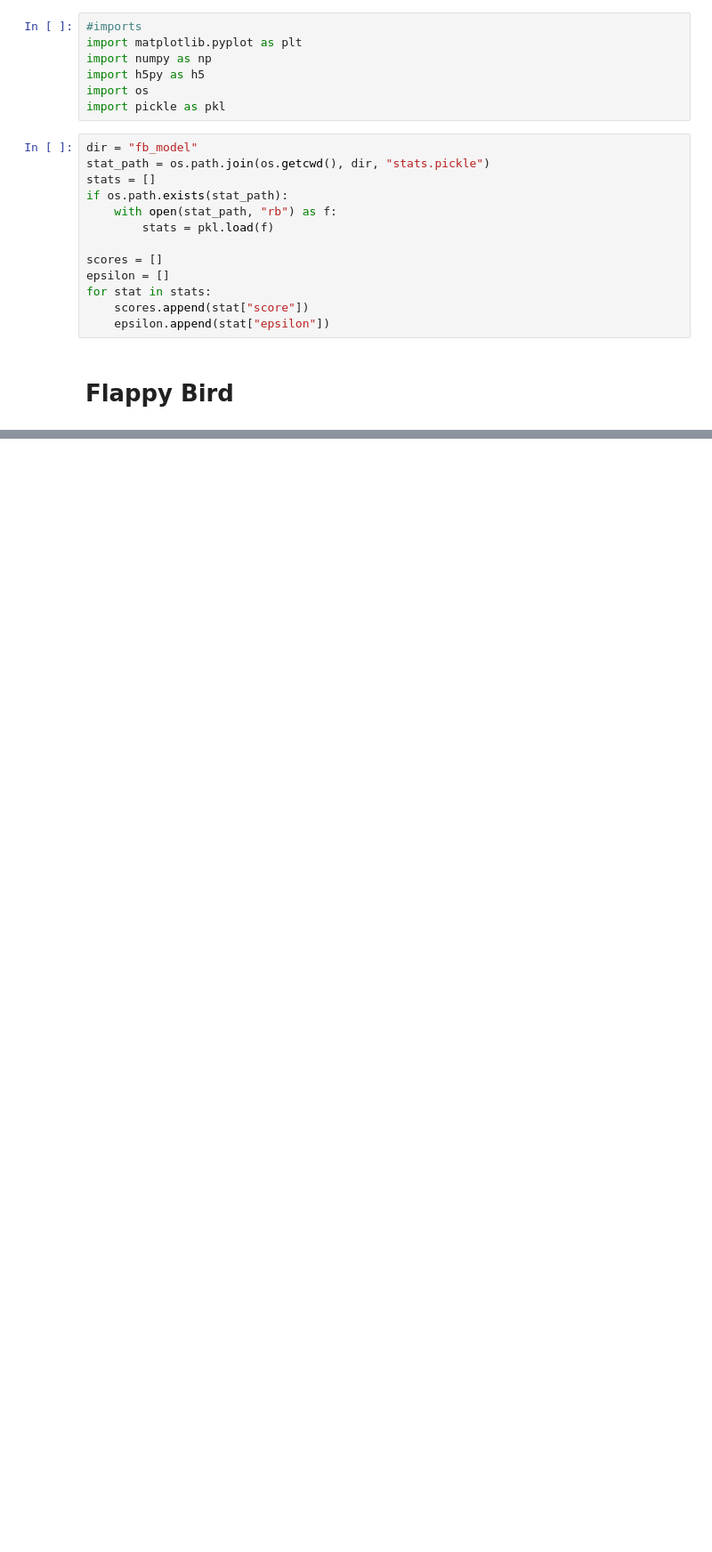
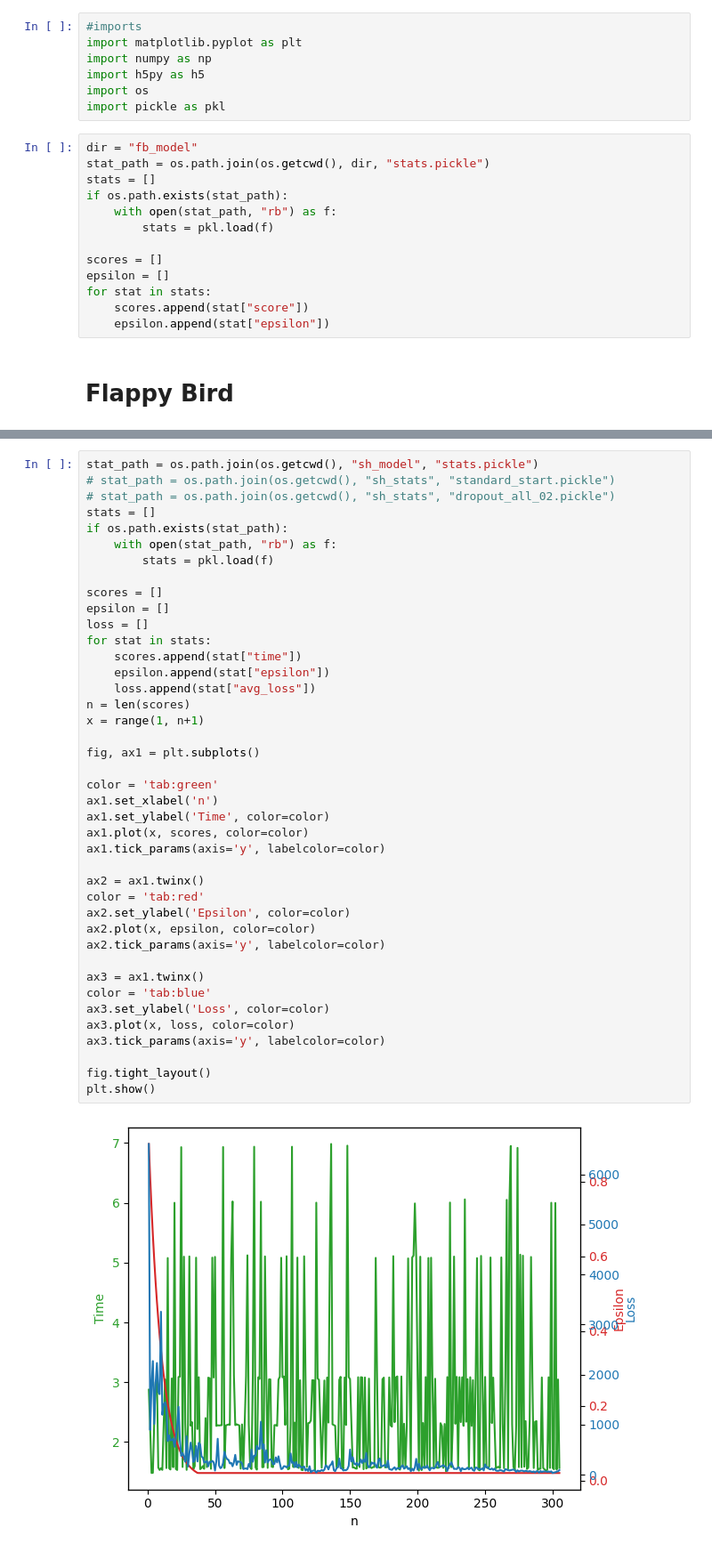
Before and after one commit to MisterIXI/AI-driving, a Jupyter notebook: driving_nightmare_AI/stat_plotter.ipynb, the cells around one changed output, grey strips where cells are left out. Shown at 89% size. Drawn from its saved outputs; the diff is of its cells as text; blank space fills up the shorter version.

```diff
--- a/driving_nightmare_AI/stat_plotter.ipynb
+++ b/driving_nightmare_AI/stat_plotter.ipynb
@@ -64,0 +109,43 @@ plt.show()
+# %%
+stat_path = os.path.join(os.getcwd(), "sh_model", "stats.pickle")
+# stat_path = os.path.join(os.getcwd(), "sh_stats", "standard_start.pickle")
+# stat_path = os.path.join(os.getcwd(), "sh_stats", "dropout_all_02.pickle")
+stats = []
+if os.path.exists(stat_path):
+    with open(stat_path, "rb") as f:
+        stats = pkl.load(f)
+
+scores = []
+epsilon = []
+loss = []
+for stat in stats:
+    scores.append(stat["time"])
+    epsilon.append(stat["epsilon"])
+    loss.append(stat["avg_loss"])
+n = len(scores)
+x = range(1, n+1)
+
+fig, ax1 = plt.subplots()
+
+color = 'tab:green'
+ax1.set_xlabel('n')
+ax1.set_ylabel('Time', color=color)
+ax1.plot(x, scores, color=color)
+ax1.tick_params(axis='y', labelcolor=color)
+
+ax2 = ax1.twinx()
+color = 'tab:red'
+ax2.set_ylabel('Epsilon', color=color)
+ax2.plot(x, epsilon, color=color)
+ax2.tick_params(axis='y', labelcolor=color)
+
+ax3 = ax1.twinx()
+color = 'tab:blue'
+ax3.set_ylabel('Loss', color=color)
+ax3.plot(x, loss, color=color)
+ax3.tick_params(axis='y', labelcolor=color)
+
+fig.tight_layout()
+plt.show()
+# %% [output]
+[figure, added]
```
Also changed, not shown: parts of 3 cells of this notebook, 20 other files.
